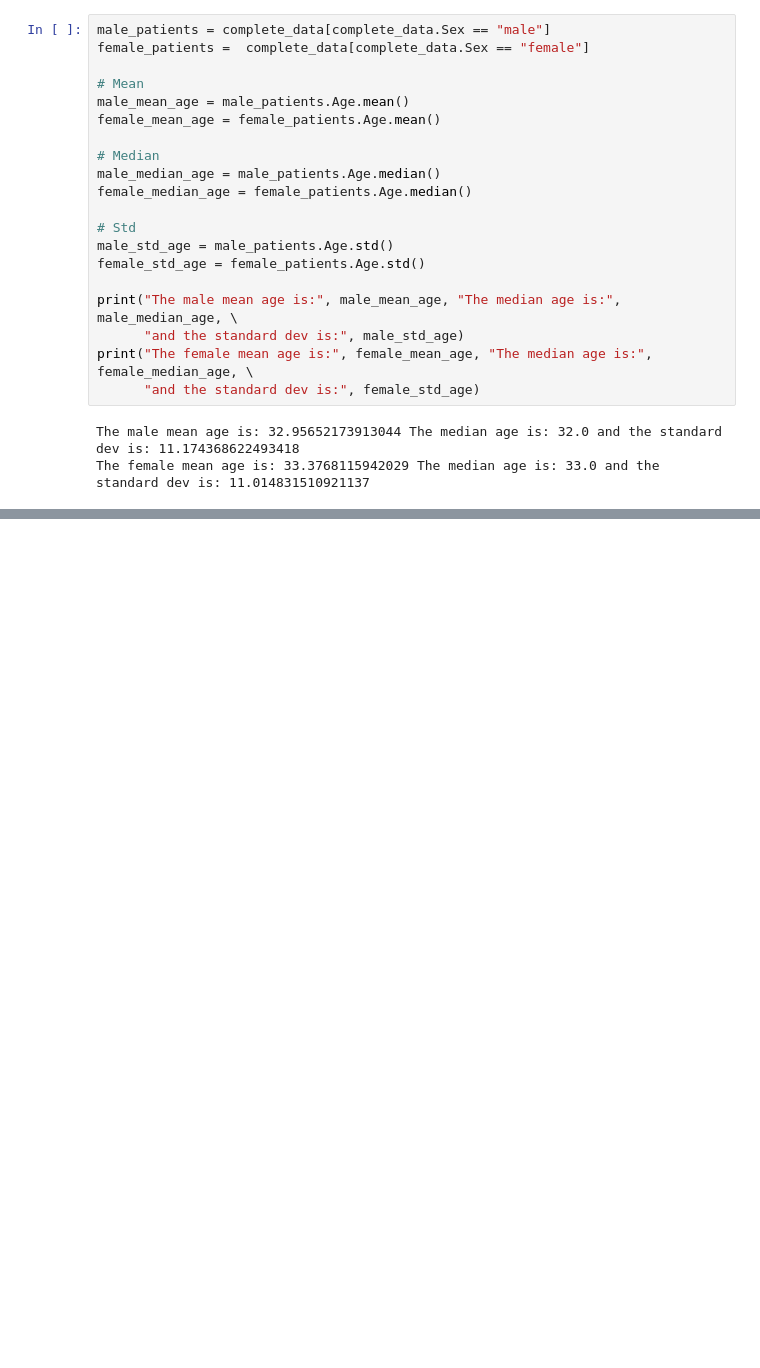
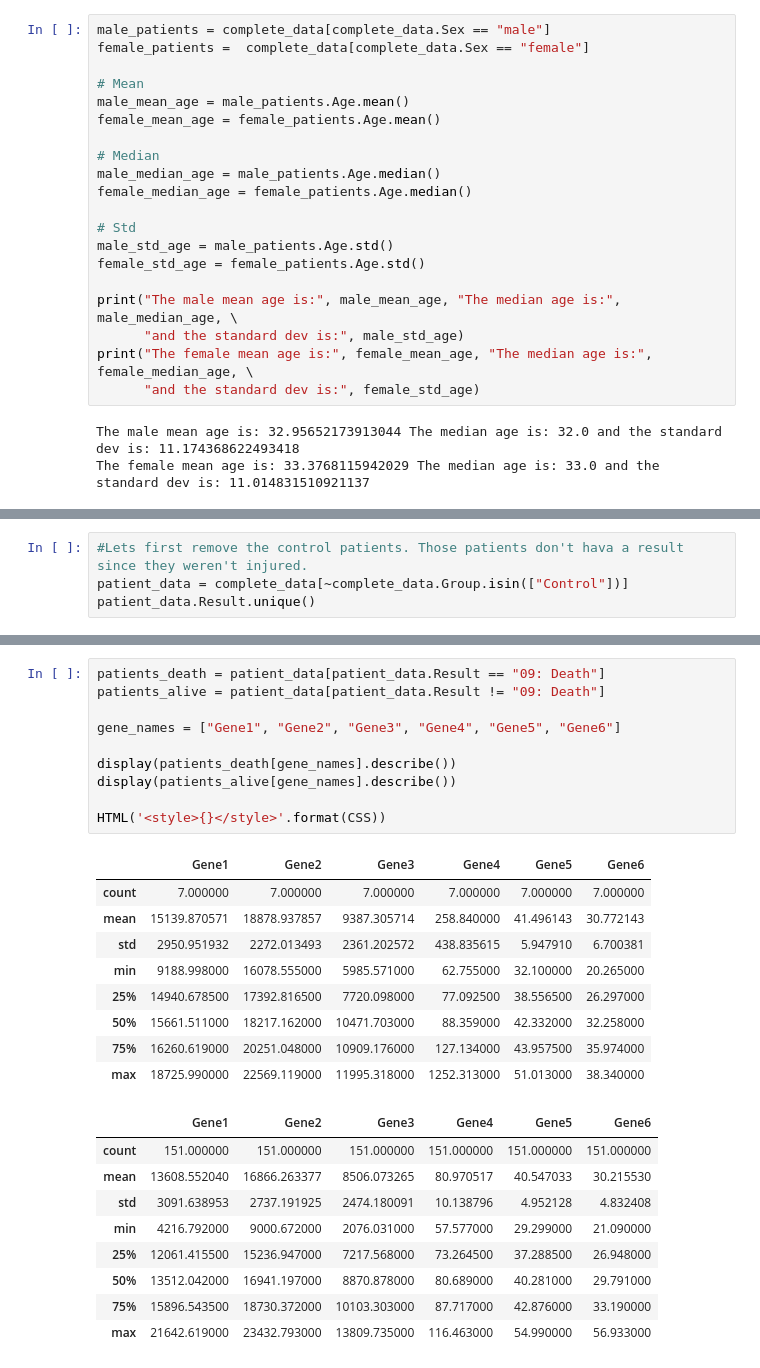
Before and after one commit to LDSSA/learning-units, a Jupyter notebook: units/05-summary-statistics/examples/Examples Summary Statistics.ipynb, the cells around one changed output, grey strips where cells are left out. Cells and saved outputs as stored; diff of their text form; blank space fills up the shorter version.

```diff
--- a/units/05-summary-statistics/examples/Examples Summary Statistics.ipynb
+++ b/units/05-summary-statistics/examples/Examples Summary Statistics.ipynb
@@ -102,0 +122,4 @@ We have a column named _Results_ that
+# %%
+#Lets first remove the control patients. Those patients don't hava a result since they weren't injured.
+patient_data = complete_data[~complete_data.Group.isin(["Control"])]
+patient_data.Result.unique()
@@ -102,0 +157,29 @@ We have a column named _Results_ that
+# %%
+patients_death = patient_data[patient_data.Result == "09: Death"]
+patients_alive = patient_data[patient_data.Result != "09: Death"]
+
+gene_names = ["Gene1", "Gene2", "Gene3", "Gene4", "Gene5", "Gene6"]
+
+display(patients_death[gene_names].describe())
+display(patients_alive[gene_names].describe())
+
+HTML('<style>{}</style>'.format(CSS))
+# %% [output]
+|  | Gene1 | Gene2 | Gene3 | Gene4 | Gene5 | Gene6 |
+| count | 7.000000 | 7.000000 | 7.000000 | 7.000000 | 7.000000 | 7.000000 |
+| mean | 15139.870571 | 18878.937857 | 9387.305714 | 258.840000 | 41.496143 | 30.772143 |
+| std | 2950.951932 | 2272.013493 | 2361.202572 | 438.835615 | 5.947910 | 6.700381 |
+| min | 9188.998000 | 16078.555000 | 5985.571000 | 62.755000 | 32.100000 | 20.265000 |
+| 25% | 14940.678500 | 17392.816500 | 7720.098000 | 77.092500 | 38.556500 | 26.297000 |
+| 50% | 15661.511000 | 18217.162000 | 10471.703000 | 88.359000 | 42.332000 | 32.258000 |
+| 75% | 16260.619000 | 20251.048000 | 10909.176000 | 127.134000 | 43.957500 | 35.974000 |
+| max | 18725.990000 | 22569.119000 | 11995.318000 | 1252.313000 | 51.013000 | 38.340000 |
+|  | Gene1 | Gene2 | Gene3 | Gene4 | Gene5 | Gene6 |
+| count | 151.000000 | 151.000000 | 151.000000 | 151.000000 | 151.000000 | 151.000000 |
+| mean | 13608.552040 | 16866.263377 | 8506.073265 | 80.970517 | 40.547033 | 30.215530 |
+| std | 3091.638953 | 2737.191925 | 2474.180091 | 10.138796 | 4.952128 | 4.832408 |
+| min | 4216.792000 | 9000.672000 | 2076.031000 | 57.577000 | 29.299000 | 21.090000 |
+| 25% | 12061.415500 | 15236.947000 | 7217.568000 | 73.264500 | 37.288500 | 26.948000 |
+| 50% | 13512.042000 | 16941.197000 | 8870.878000 | 80.689000 | 40.281000 | 29.791000 |
+| 75% | 15896.543500 | 18730.372000 | 10103.303000 | 87.717000 | 42.876000 | 33.190000 |
+| max | 21642.619000 | 23432.793000 | 13809.735000 | 116.463000 | 54.990000 | 56.933000 |
```
Also changed, not shown: parts of 16 cells of this notebook, 4 other files.
